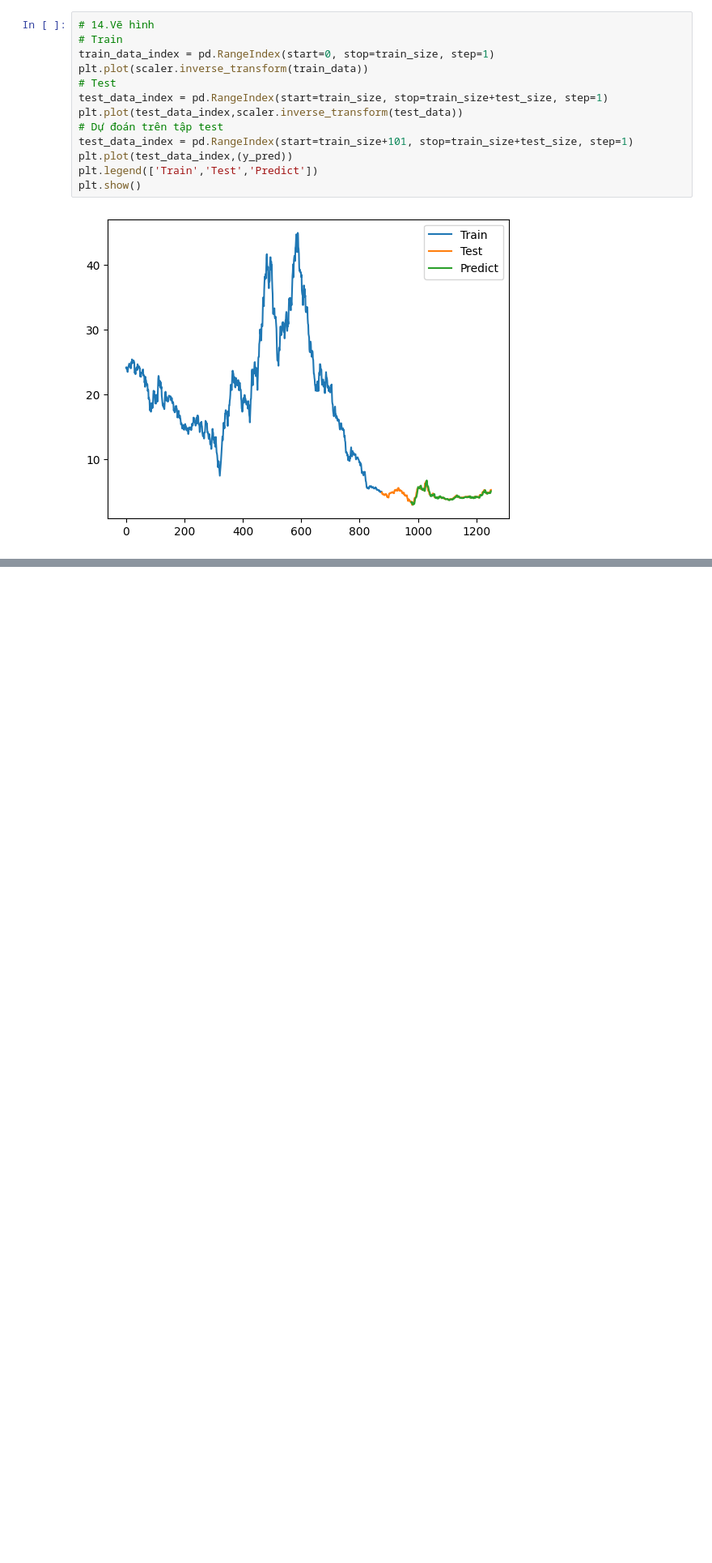
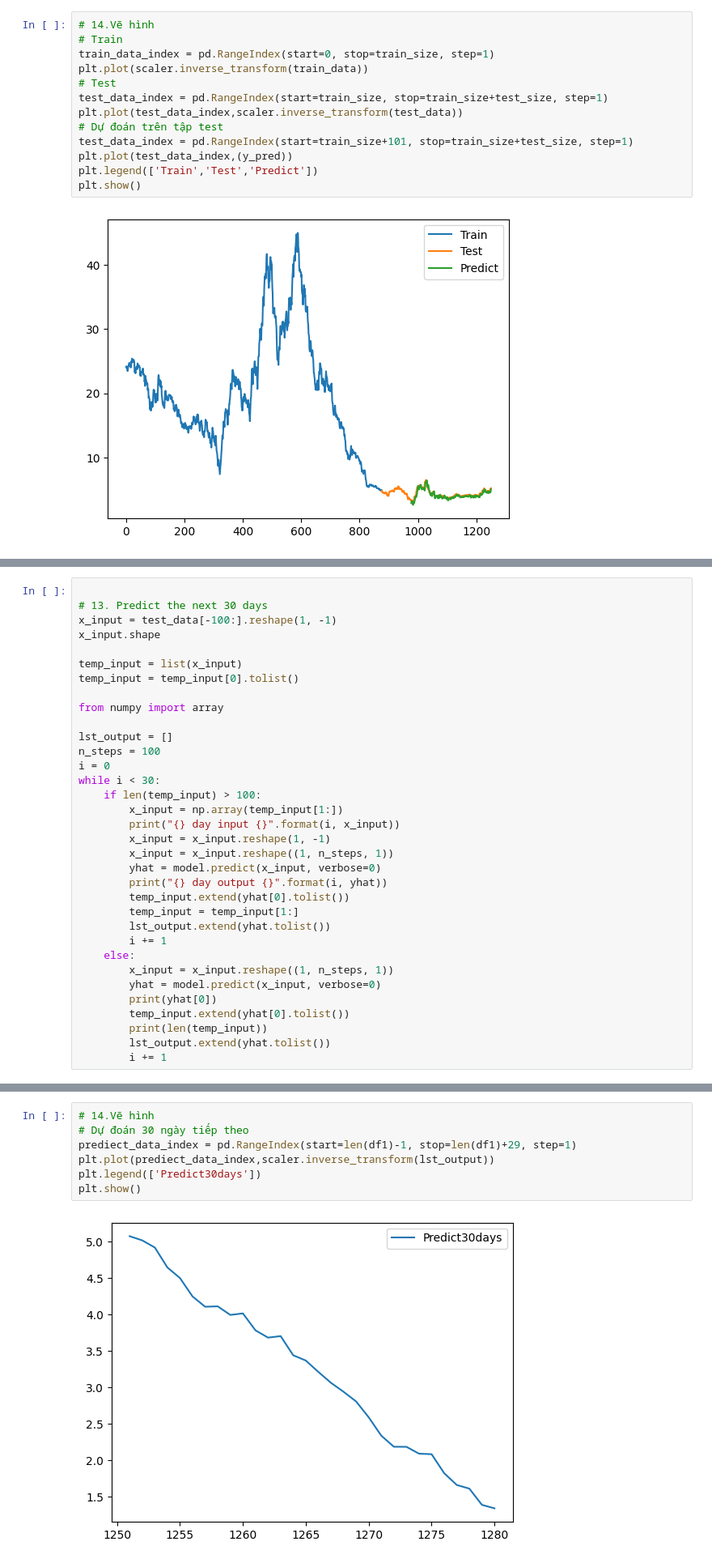
Before and after one commit to xuanquynhle/IS403.O21.HTCL_Team5, a Jupyter notebook: RNN_Model/NKG_RNN_Model_70_30.ipynb, the cells around one changed output, grey strips where cells are left out. Shown at 81% size. Cells and saved outputs as stored; diff of their text form; blank space fills up the shorter version.

```diff
--- a/RNN_Model/NKG_RNN_Model_70_30.ipynb
+++ b/RNN_Model/NKG_RNN_Model_70_30.ipynb
@@ -146,0 +149,34 @@ plt.show()
+# %%
+
+# 13. Predict the next 30 days
+x_input = test_data[-100:].reshape(1, -1)
+x_input.shape
+
+temp_input = list(x_input)
+temp_input = temp_input[0].tolist()
+
+from numpy import array
+
+lst_output = []
+n_steps = 100
+i = 0
+while i < 30:
+    if len(temp_input) > 100:
+        x_input = np.array(temp_input[1:])
+        print("{} day input {}".format(i, x_input))
+        x_input = x_input.reshape(1, -1)
+        x_input = x_input.reshape((1, n_steps, 1))
+        yhat = model.predict(x_input, verbose=0)
+        print("{} day output {}".format(i, yhat))
+        temp_input.extend(yhat[0].tolist())
+        temp_input = temp_input[1:]
+        lst_output.extend(yhat.tolist())
+        i += 1
+    else:
+        x_input = x_input.reshape((1, n_steps, 1))
+        yhat = model.predict(x_input, verbose=0)
+        print(yhat[0])
+        temp_input.extend(yhat[0].tolist())
+        print(len(temp_input))
+        lst_output.extend(yhat.tolist())
+        i += 1
@@ -146,0 +216,9 @@ plt.show()
+# %%
+# 14.Vẽ hình
+# Dự đoán 30 ngày tiếp theo
+prediect_data_index = pd.RangeIndex(start=len(df1)-1, stop=len(df1)+29, step=1)
+plt.plot(prediect_data_index,scaler.inverse_transform(lst_output))
+plt.legend(['Predict30days'])
+plt.show()
+# %% [output]
+[figure, added]
```
Also changed, not shown: parts of 9 cells of this notebook, 9 other files.
